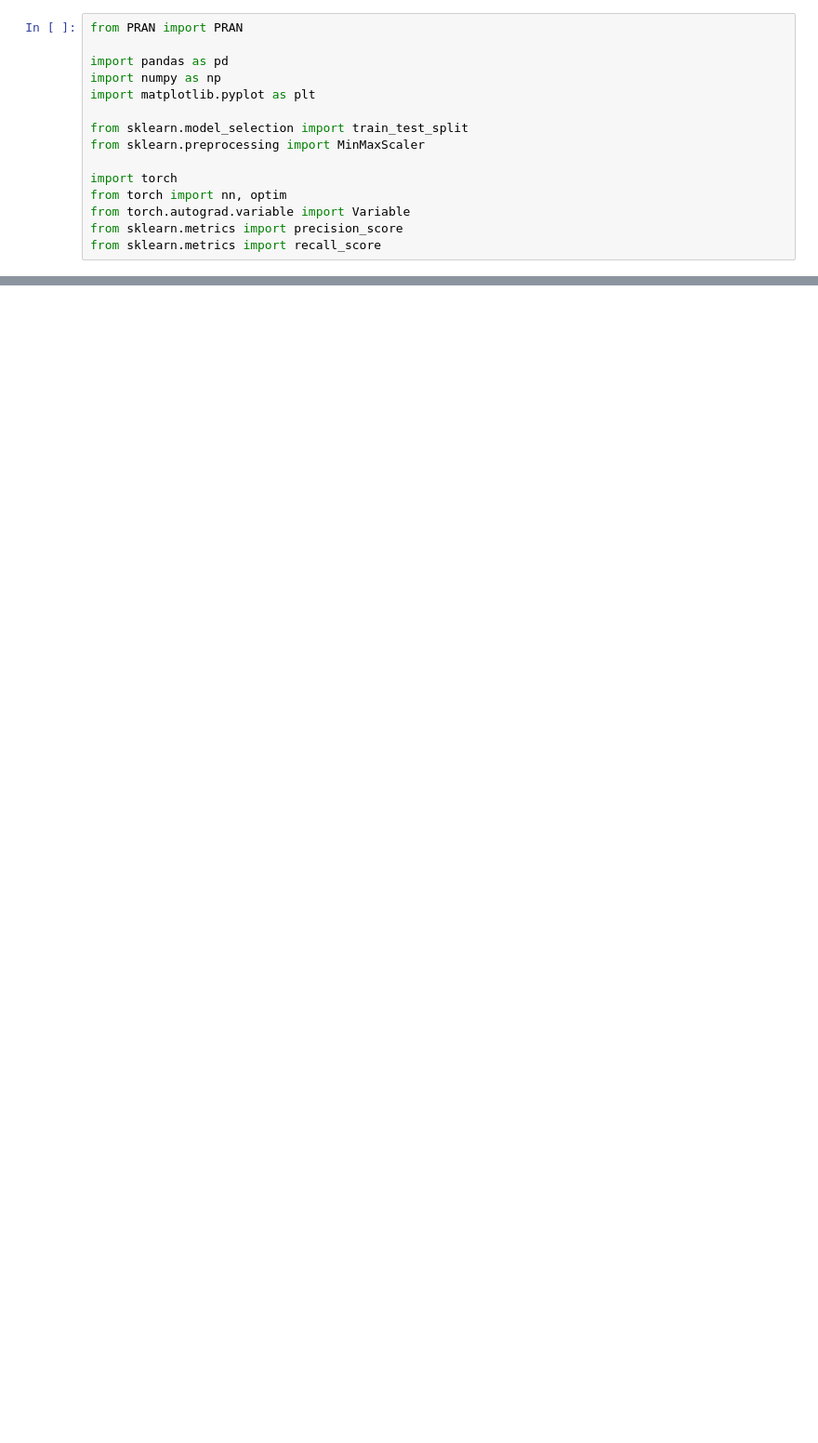
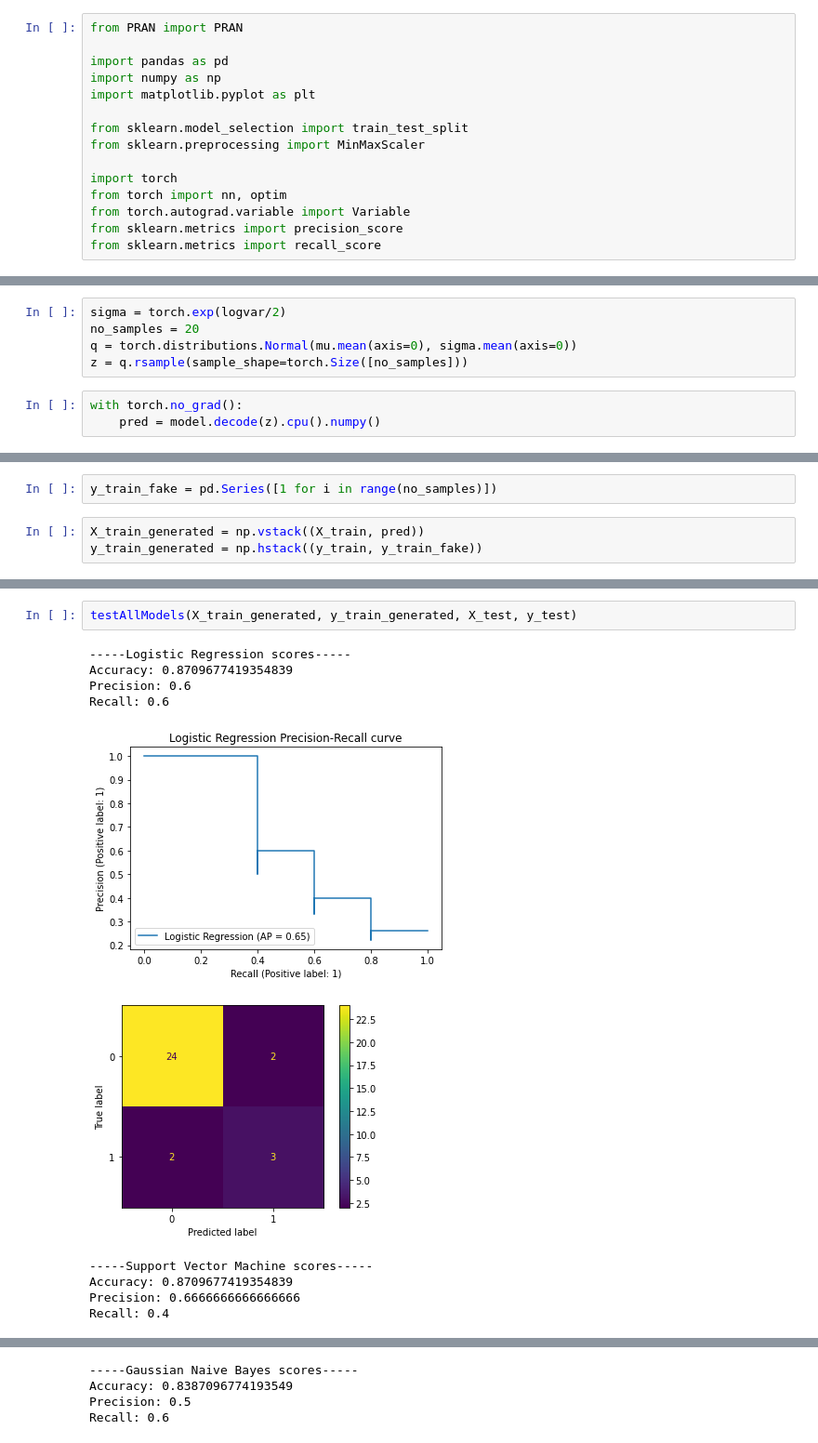
Before and after one commit to Nazarshia2889/Precision-Recall-Adversarial-Network, a Jupyter notebook: src/pran_model/pranexperiment.ipynb, the cells around one changed output, grey strips where cells are left out. Shown at 93% size. Drawn from its saved outputs; the diff is of its cells as text; blank space fills up the shorter version.

```diff
--- a/src/pran_model/pranexperiment.ipynb
+++ b/src/pran_model/pranexperiment.ipynb
@@ -51,0 +138,8 @@ TypeError: 'module' object is not callable
+# %%
+sigma = torch.exp(logvar/2)
+no_samples = 20
+q = torch.distributions.Normal(mu.mean(axis=0), sigma.mean(axis=0))
+z = q.rsample(sample_shape=torch.Size([no_samples]))
+# %%
+with torch.no_grad():
+    pred = model.decode(z).cpu().numpy()
@@ -51,0 +151,5 @@ TypeError: 'module' object is not callable
+# %%
+y_train_fake = pd.Series([1 for i in range(no_samples)])
+# %%
+X_train_generated = np.vstack((X_train, pred))
+y_train_generated = np.hstack((y_train, y_train_fake))
@@ -51,0 +242,13 @@ TypeError: 'module' object is not callable
+# %%
+testAllModels(X_train_generated, y_train_generated, X_test, y_test)
+# %% [output]
+-----Logistic Regression scores-----
+Accuracy: 0.8709677419354839
+Precision: 0.6
+Recall: 0.6
+[figure, added]
+[figure, added]
+-----Support Vector Machine scores-----
+Accuracy: 0.8709677419354839
+Precision: 0.6666666666666666
+Recall: 0.4
@@ -51,0 +257,4 @@ TypeError: 'module' object is not callable
+-----Gaussian Naive Bayes scores-----
+Accuracy: 0.8387096774193549
+Precision: 0.5
+Recall: 0.6
```
Also changed, not shown: parts of 17 cells of this notebook, 3 other files.
